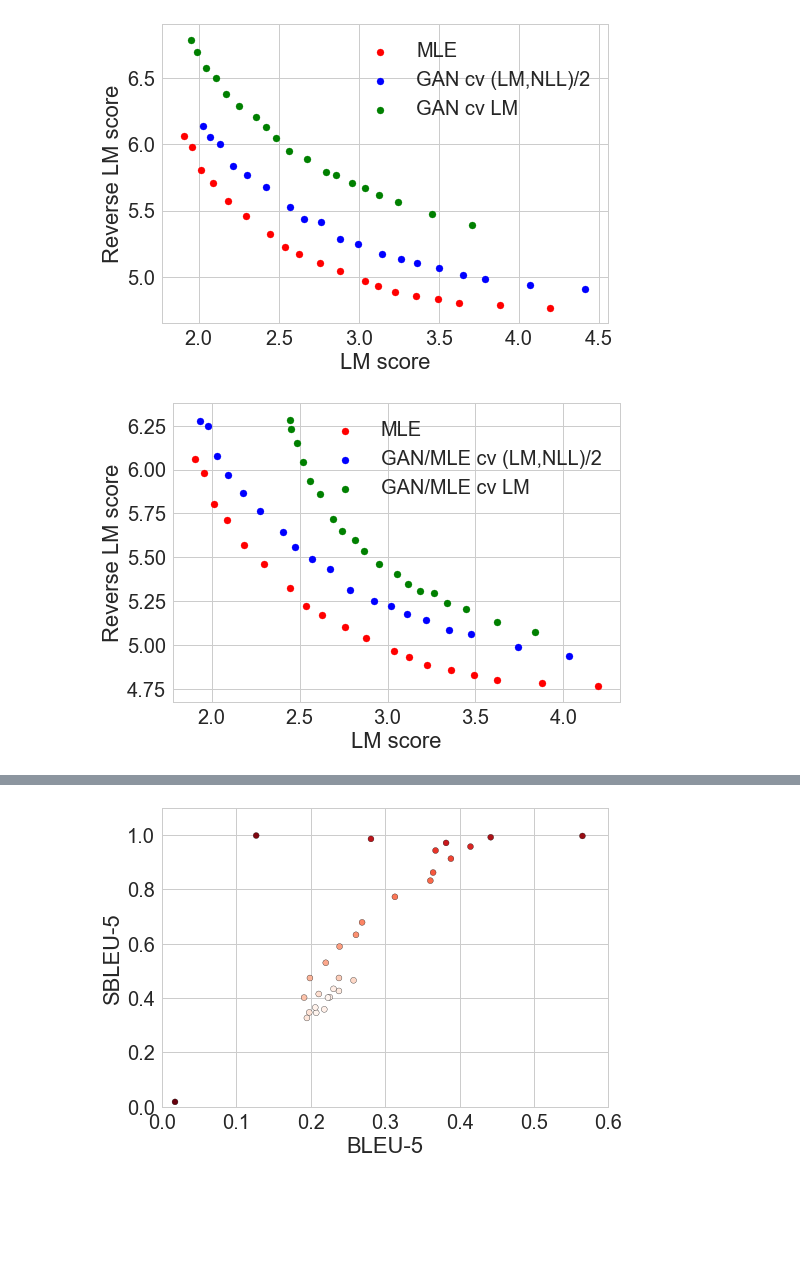
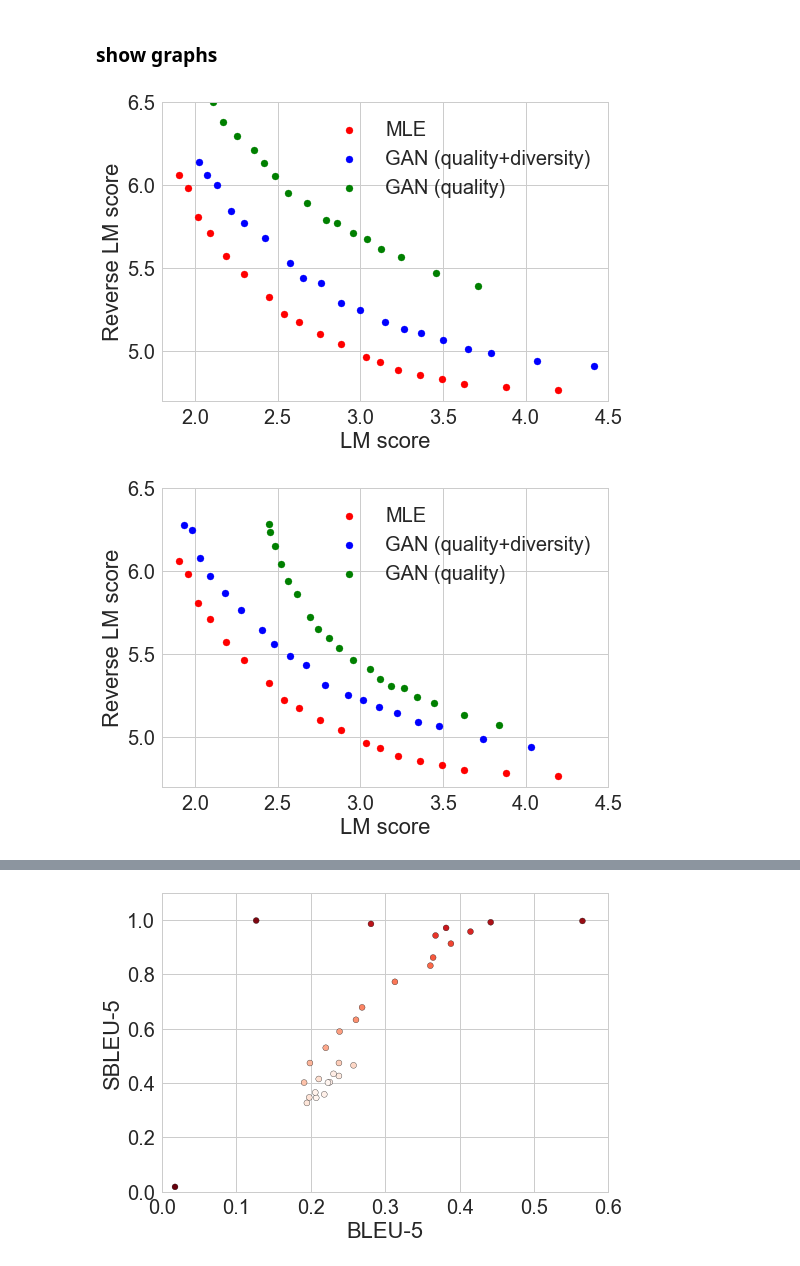
Before and after one commit to pclucas14/GansFallingShort, a Jupyter notebook: lm-rlm_plot.ipynb, the cells around one changed output, grey strips where cells are left out. Cells and saved outputs as stored; diff of their text form; code cells hidden in the pictures; blank space fills up the shorter version.

```diff
--- a/lm-rlm_plot.ipynb
+++ b/lm-rlm_plot.ipynb
@@ -7,20 +9,25 @@ sns.set(font_scale=2)  # Make sure everything is readable.
 sns.set_style("whitegrid")
 # %%
 # import data
-mle_lm_path  = 'csv/run_best_mle_TB-tag-eval_lm_score.csv'
-mle_rlm_path = 'csv/run_best_mle_TB-tag-eval_rlm_score.csv'
+dir= 'csv/news/'
 
-seqgan_mix_beta0_mti0_lm_path  = 'csv/run_seqgan_mix_beta0_mti0_TB-tag-eval_lm_score.csv'
-seqgan_mix_beta0_mti0_rlm_path = 'csv/run_seqgan_mix_beta0_mti0_TB-tag-eval_rlm_score.csv'
+mle_lm_path  = dir+'run_best_mle_TB-tag-eval_lm_score.csv'
+mle_rlm_path = dir+'run_best_mle_TB-tag-eval_rlm_score.csv'
 
-seqgan_lm_beta0_mti0_lm_path  = 'csv/run_seqgan_lm_beta0_mti0_TB-tag-eval_lm_score.csv'
-seqgan_lm_beta0_mti0_rlm_path = 'csv/run_seqgan_lm_beta0_mti0_TB-tag-eval_rlm_score.csv'
+seqgan_mix_beta0_mti0_lm_path  = dir+'run_seqgan_mix_beta0_mti0_TB-tag-eval_lm_score.csv'
+seqgan_mix_beta0_mti0_rlm_path = dir+'run_seqgan_mix_beta0_mti0_TB-tag-eval_rlm_score.csv'
 
-seqgan_mix_beta0_mti1_lm_path  = 'csv/run_seqgan_mix_beta0_mti1_TB-tag-eval_lm_score.csv'
-seqgan_mix_beta0_mti1_rlm_path = 'csv/run_seqgan_mix_beta0_mti1_TB-tag-eval_rlm_score.csv'
+seqgan_lm_beta0_mti0_lm_path  = dir+'run_seqgan_lm_beta0_mti0_TB-tag-eval_lm_score.csv'
+seqgan_lm_beta0_mti0_rlm_path = dir+'run_seqgan_lm_beta0_mti0_TB-tag-eval_rlm_score.csv'
 
-stepgan_lm_beta0_mti1_lm_path  = 'csv/run_stepgan_lm_beta0_mti1_TB-tag-eval_lm_score.csv'
-stepgan_lm_beta0_mti1_rlm_path = 'csv/run_stepgan_lm_beta0_mti1_TB-tag-eval_rlm_score.csv'
+seqgan_mix_beta0_mti1_lm_path  = dir+'run_seqgan_mix_beta0_mti1_TB-tag-eval_lm_score.csv'
+seqgan_mix_beta0_mti1_rlm_path = dir+'run_seqgan_mix_beta0_mti1_TB-tag-eval_rlm_score.csv'
+
+stepgan_lm_beta0_mti1_lm_path  = dir+'run_stepgan_lm_beta0_mti1_TB-tag-eval_lm_score.csv'
+stepgan_lm_beta0_mti1_rlm_path = dir+'run_stepgan_lm_beta0_mti1_TB-tag-eval_rlm_score.csv'
+
+gan_lm_beta1_mti0_lm_path  = dir+'run_gan_lm_beta1_mti0_TB-tag-eval_lm_score.csv'
+gan_lm_beta1_mti0_rlm_path = dir+'run_gan_lm_beta1_mti0_TB-tag-eval_rlm_score.csv'
 # %%
 mle_lm = pd.read_csv(mle_lm_path).drop_duplicates('Step')
 mle_rlm = pd.read_csv(mle_rlm_path).drop_duplicates('Step')
@@ -45,3 +49,5 @@ stepgan_lm_beta0_mti1_rlm = pd.read_csv(stepgan_lm_beta0_mti1_rlm_path).drop_dup
+# %% [markdown]
+### show graphs
 # %%
 plt.scatter(mle_lm.Value, \
             mle_rlm.Value, \
@@ -51,46 +57,46 @@ plt.scatter(mle_lm.Value, \
 plt.scatter(seqgan_mix_beta0_mti0_lm.Value, \
             seqgan_mix_beta0_mti0_rlm.Value, \
             c='b',
-            label='GAN cv (LM,NLL)/2')
+            label='GAN (quality+diversity)')
 
 plt.scatter(seqgan_lm_beta0_mti0_lm.Value, \
             seqgan_lm_beta0_mti0_rlm.Value, \
             c='g',
-            label='GAN cv LM')
+            label='GAN (quality)')
 
 #plt.colorbar(sc)
 plt.xlabel('LM score')
 plt.ylabel('Reverse LM score')
-# plt.axis([0, 0.6, 0, 1.1])
+plt.axis([1.8, 4.5, 4.7, 6.5])
 # plt.title('MLE (red) vs GAN (blue)')
 plt.legend()
-plt.savefig('figs/lm_rlm_temperature_mti0.png')
+plt.savefig('figs/news_lm_rlm_temperature_mti0.png')
 plt.show()
 # %% [output]
-[figure, old version]
+[figure, new version]
 # %%
 plt.scatter(mle_lm.Value, \
             mle_rlm.Value, \
             c='r',
             label='MLE')
 
 plt.scatter(seqgan_mix_beta0_mti1_lm.Value, \
             seqgan_mix_beta0_mti1_rlm.Value, \
             c='b',
-            label='GAN/MLE cv (LM,NLL)/2')
+            label='GAN (quality+diversity)')
 
 plt.scatter(stepgan_lm_beta0_mti1_lm.Value, \
             stepgan_lm_beta0_mti1_rlm.Value, \
             c='g',
-            label='GAN/MLE cv LM')
+            label='GAN (quality)')
 
 #plt.colorbar(sc)
 plt.xlabel('LM score')
 plt.ylabel('Reverse LM score')
-# plt.axis([0, 0.6, 0, 1.1])
+plt.axis([1.8, 4.5, 4.7, 6.5])
 # plt.title('MLE (red) vs GAN (blue)')
 plt.legend()
-plt.savefig('figs/lm_rlm_temperature_mti1.png')
+plt.savefig('figs/news_lm_rlm_temperature_mti1.png')
 plt.show()
 # %% [output]
-[figure, old version]
+[figure, new version]
```
Also changed, not shown: parts of 15 cells of this notebook, 17 other files.
